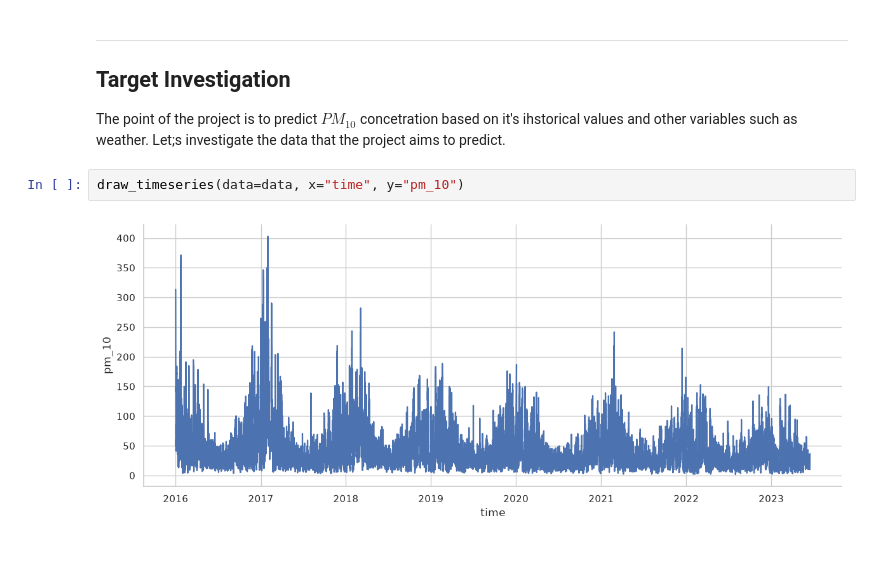
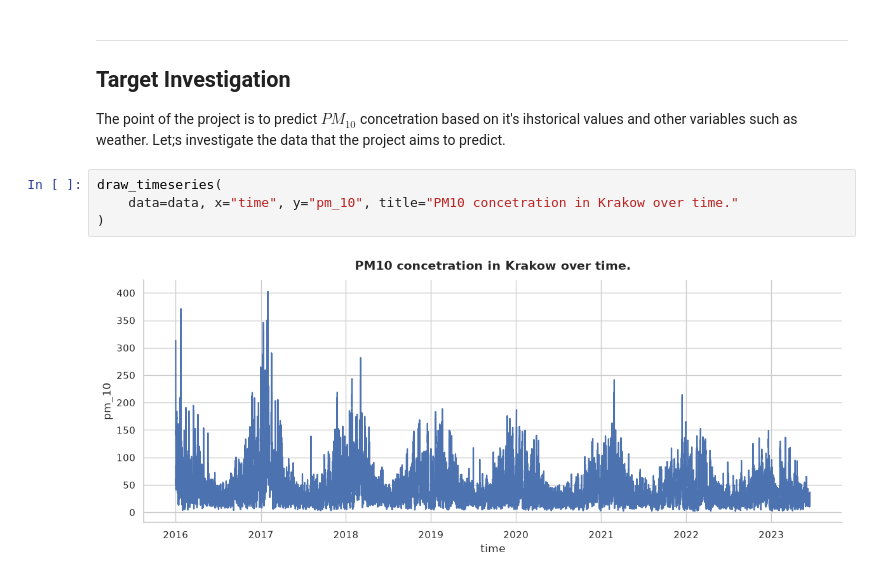
Before and after one commit to Pabito22/AirPolutionForecasting, a Jupyter notebook: notebooks/2-PW-initial-EDA.ipynb, the cells around one changed output. Drawn from its saved outputs; the diff is of its cells as text.

```diff
--- a/notebooks/2-PW-initial-EDA.ipynb
+++ b/notebooks/2-PW-initial-EDA.ipynb
@@ -108,6 +102,8 @@ The point of the project is to predict $PM_{10}$ concetration based on it's ihst
 variables such as weather.
 Let;s investigate the data that the project aims to predict.
 # %%
-draw_timeseries(data=data, x="time", y="pm_10")
+draw_timeseries(
+    data=data, x="time", y="pm_10", title="PM10 concetration in Krakow over time."
+)
 # %% [output]
-[figure, old version]
+[figure, new version]
```
Also changed, not shown: parts of 17 cells of this notebook, 9 other files.
